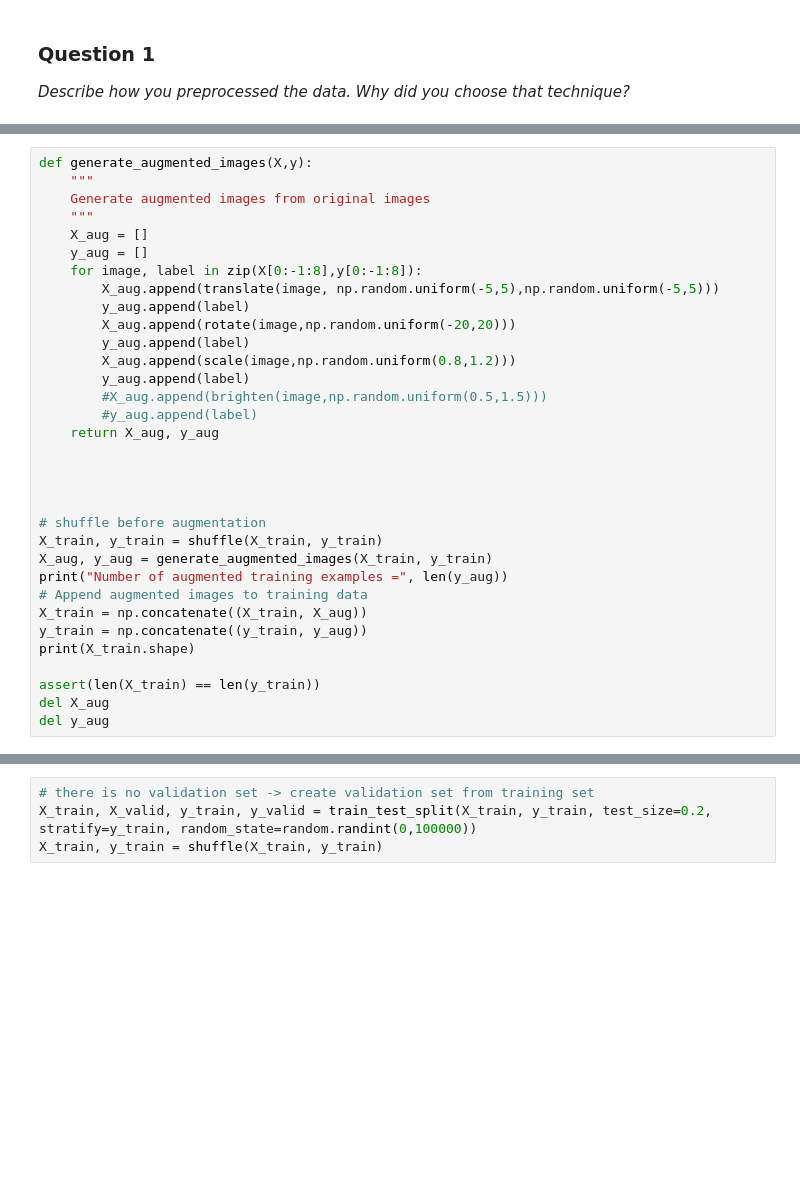
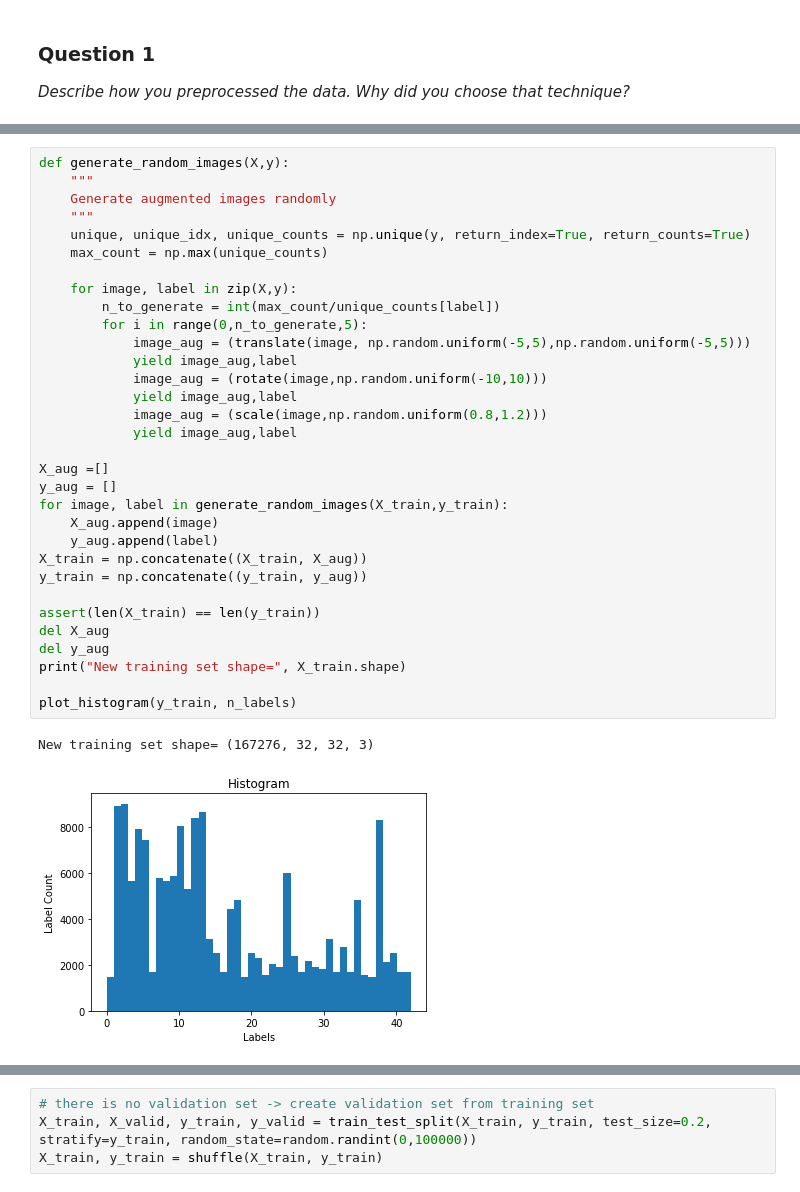
Before and after one commit to pennyheadaway/CarND-Traffic-Sign-Classifier-Project, a Jupyter notebook: Traffic_Sign_Classifier.ipynb, the cells around one changed output, grey strips where cells are left out. Cells and saved outputs as stored; diff of their text form; blank space fills up the shorter version.

```diff
--- a/Traffic_Sign_Classifier.ipynb
+++ b/Traffic_Sign_Classifier.ipynb
@@ -245,33 +251,35 @@ error: /home/travis/miniconda/conda-bld/work/opencv-3.1.0/modules/imgproc/src/co
 # %%
-def generate_augmented_images(X,y):
+def generate_random_images(X,y):
     """
-    Generate augmented images from original images
+    Generate augmented images randomly
     """
-    X_aug = []
-    y_aug = []
-    for image, label in zip(X[0:-1:8],y[0:-1:8]):
-        X_aug.append(translate(image, np.random.uniform(-5,5),np.random.uniform(-5,5)))
-        y_aug.append(label)
-        X_aug.append(rotate(image,np.random.uniform(-20,20)))
-        y_aug.append(label)
-        X_aug.append(scale(image,np.random.uniform(0.8,1.2)))
-        y_aug.append(label)
-        #X_aug.append(brighten(image,np.random.uniform(0.5,1.5)))
-        #y_aug.append(label)
-    return X_aug, y_aug
+    unique, unique_idx, unique_counts = np.unique(y, return_index=True, return_counts=True)
+    max_count = np.max(unique_counts)
 
+    for image, label in zip(X,y):
+        n_to_generate = int(max_count/unique_counts[label])
+        for i in range(0,n_to_generate,5):
+            image_aug = (translate(image, np.random.uniform(-5,5),np.random.uniform(-5,5)))
+            yield image_aug,label
+            image_aug = (rotate(image,np.random.uniform(-10,10)))
+            yield image_aug,label
+            image_aug = (scale(image,np.random.uniform(0.8,1.2)))
+            yield image_aug,label
 
-
-
-# shuffle before augmentation
-X_train, y_train = shuffle(X_train, y_train)
-X_aug, y_aug = generate_augmented_images(X_train, y_train)
-print("Number of augmented training examples =", len(y_aug))
-# Append augmented images to training data
+X_aug =[]
+y_aug = []
+for image, label in generate_random_images(X_train,y_train):
+    X_aug.append(image)
+    y_aug.append(label)
 X_train = np.concatenate((X_train, X_aug))
 y_train = np.concatenate((y_train, y_aug))
-print(X_train.shape)
 
 assert(len(X_train) == len(y_train))
 del X_aug
 del y_aug
+print("New training set shape=", X_train.shape)
+
+plot_histogram(y_train, n_labels)
+# %% [output]
+New training set shape= (167276, 32, 32, 3)
+[figure, added]
```
Also changed, not shown: parts of 30 cells of this notebook.
